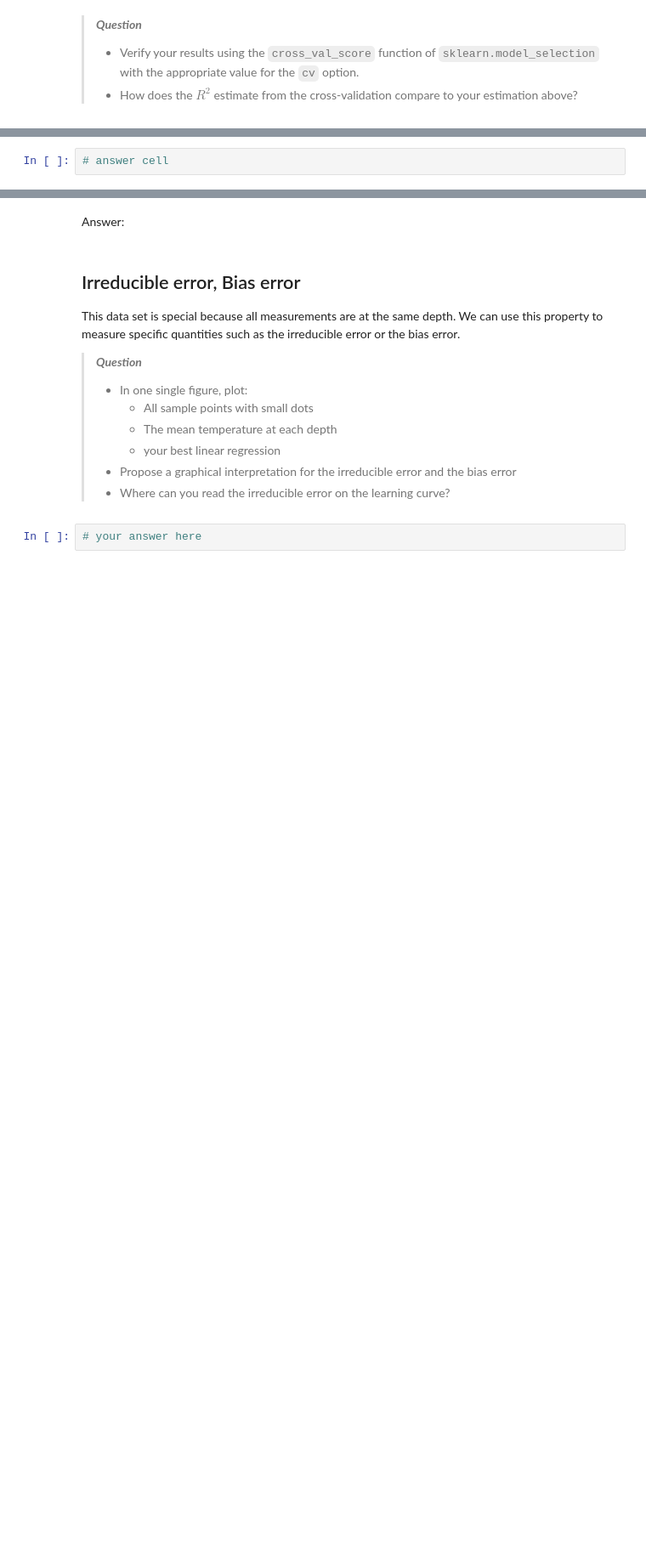
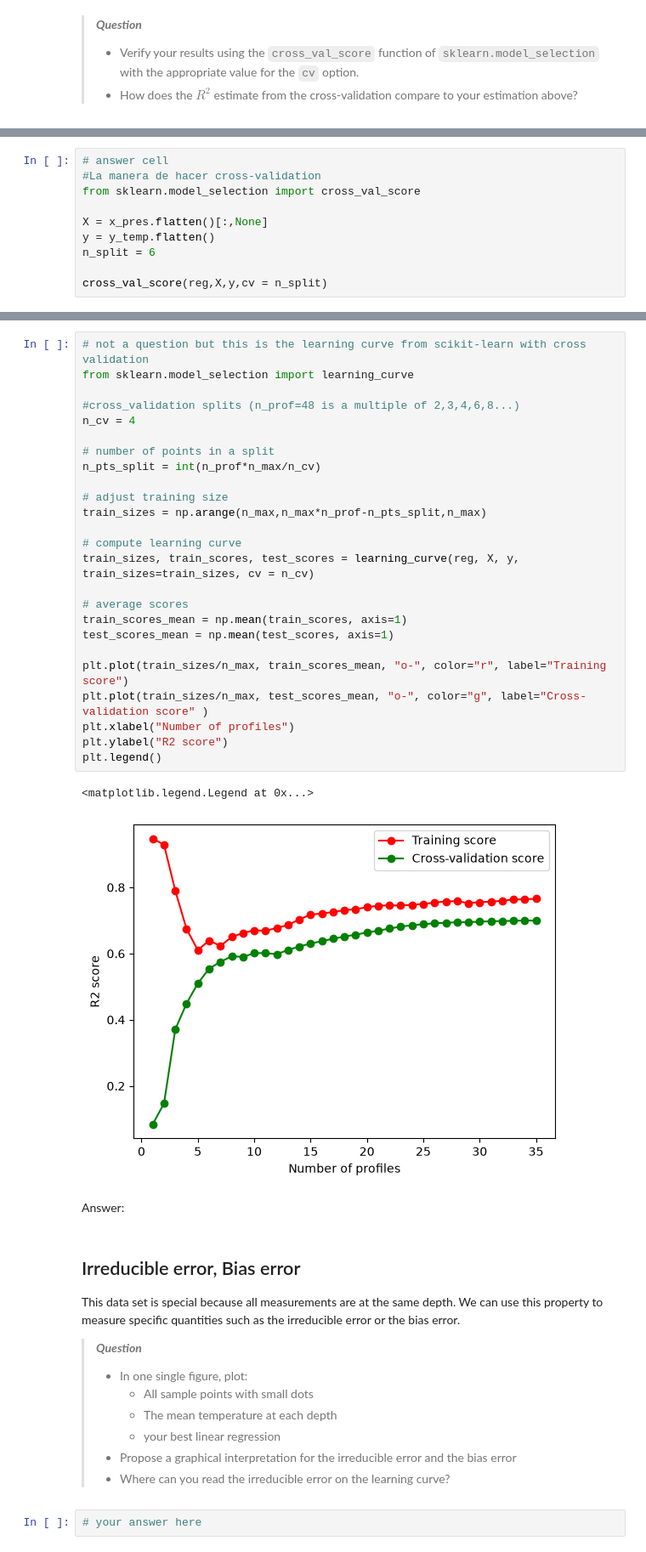
Before and after one commit to holguin2900/MEC-5107-EP-MachineLearning, a Jupyter notebook: 0-moodle/1_tutoriales/04_tutorial_overfitting_underfitting_bias_variance.ipynb, the cells around one changed output, grey strips where cells are left out. Shown at 85% size. Saved outputs shown, nothing was run; the diff lists cells and outputs as text; blank space fills up the shorter version.

```diff
--- a/0-moodle/1_tutoriales/04_tutorial_overfitting_underfitting_bias_variance.ipynb
+++ b/0-moodle/1_tutoriales/04_tutorial_overfitting_underfitting_bias_variance.ipynb
@@ -175,2 +302,10 @@ In this tutorial, we will adopt the first strategy to design well balanced **tra
 # %%
 # answer cell
+#La manera de hacer cross-validation
+from sklearn.model_selection import cross_val_score
+
+X = x_pres.flatten()[:,None]
+y = y_temp.flatten()
+n_split = 6
+
+cross_val_score(reg,X,y,cv = n_split)
@@ -177,3 +317,31 @@ In this tutorial, we will adopt the first strategy to design well balanced **tra
+# %%
+# not a question but this is the learning curve from scikit-learn with cross validation
+from sklearn.model_selection import learning_curve
+
+#cross_validation splits (n_prof=48 is a multiple of 2,3,4,6,8...)
+n_cv = 4
+
+# number of points in a split
+n_pts_split = int(n_prof*n_max/n_cv)
+
+# adjust training size
+train_sizes = np.arange(n_max,n_max*n_prof-n_pts_split,n_max)
+
+# compute learning curve
+train_sizes, train_scores, test_scores = learning_curve(reg, X, y, train_sizes=train_sizes, cv = n_cv)
+
+# average scores
+train_scores_mean = np.mean(train_scores, axis=1)
+test_scores_mean = np.mean(test_scores, axis=1)
+
+plt.plot(train_sizes/n_max, train_scores_mean, "o-", color="r", label="Training score")
+plt.plot(train_sizes/n_max, test_scores_mean, "o-", color="g", label="Cross-validation score" )
+plt.xlabel("Number of profiles")
+plt.ylabel("R2 score")
+plt.legend()
+# %% [output]
+<matplotlib.legend.Legend at 0x...>
+[figure, added]
 # %% [markdown]
 Answer:
 # %% [markdown]
```
Also changed, not shown: parts of 16 cells of this notebook.
